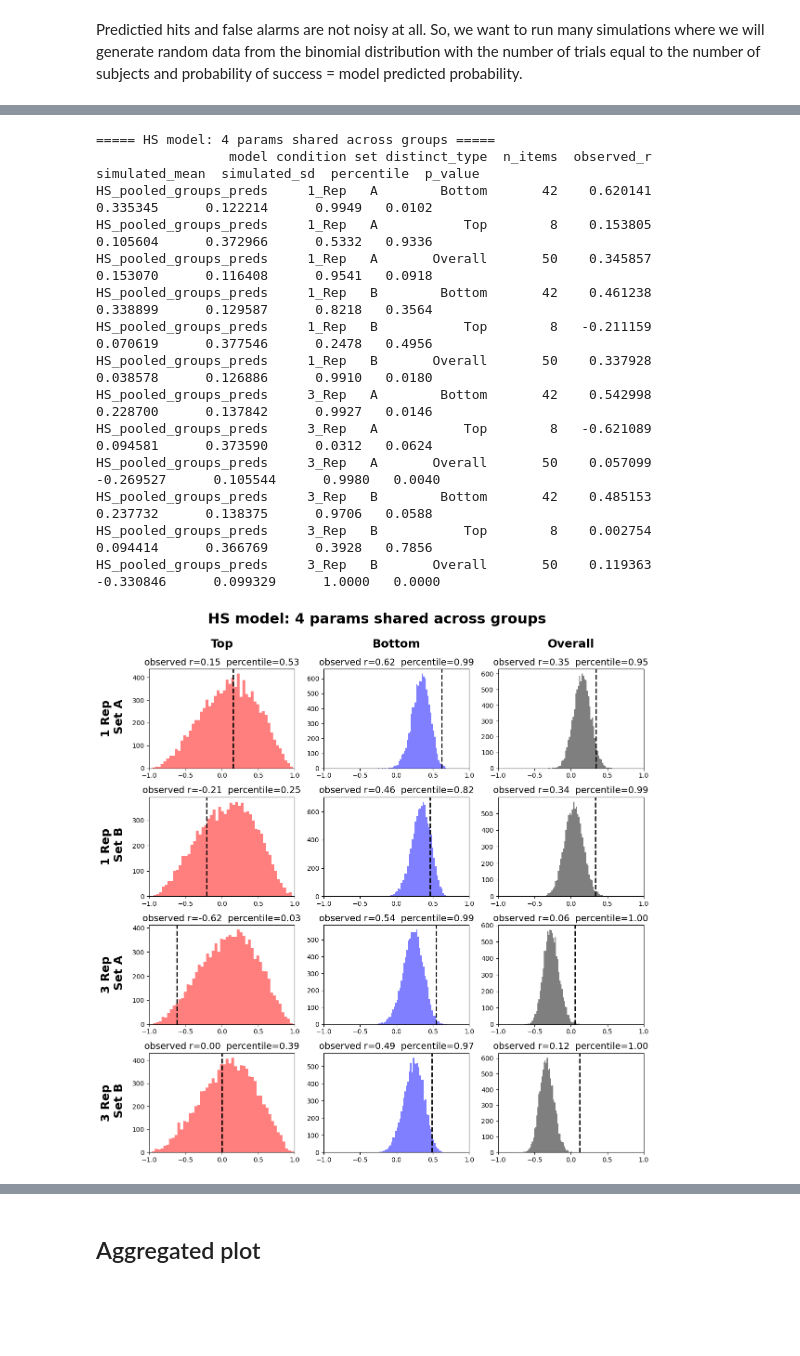
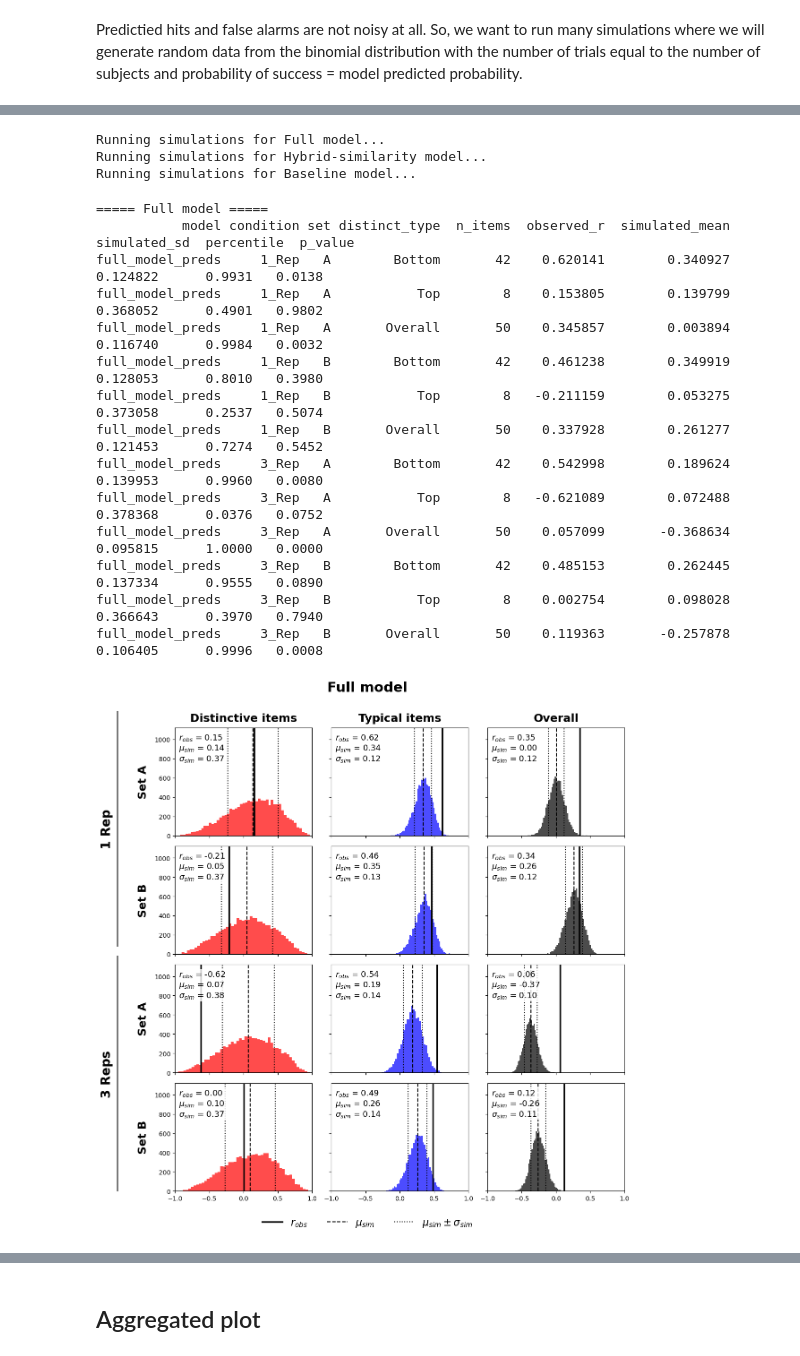
Before and after one commit to DaniilAzarov123/Rocks_Memorability, a Jupyter notebook: Exp2_2conds/Analysis/Exp2_2conds_analysis.ipynb, the cells around one changed output, grey strips where cells are left out. Drawn from its saved outputs; the diff is of its cells as text; code cells hidden in the pictures; blank space fills up the shorter version.

Commit message:
UPD: only relevant models

```diff
--- a/Exp2_2conds/Analysis/Exp2_2conds_analysis.ipynb
+++ b/Exp2_2conds/Analysis/Exp2_2conds_analysis.ipynb
@@ -2176,3 +2340,0 @@ compute_model_correlations_by_distinctiveness(df_by_item, 'HS_pooled_groups_pred
-# %%
-# Plot
-plot_model_fit_by_distinctiveness(df_by_item, 'Base_preds', 'Base Model')
@@ -2203,0 +2341,6 @@ compute_model_correlations_by_distinctiveness(df_by_item, 'Base_preds', 'Base Mo
+# %%
+# Model predictions vs observed data by distinctiveness
+for mod, mod_name in model_labels.items():
+    pred_col = mod + '_preds'
+    plot_model_fit_by_distinctiveness(df_by_item, pred_col, mod_name)
+    compute_model_correlations_by_distinctiveness(df_by_item, pred_col, mod_name)
@@ -2308,0 +2410,6 @@ Set B (Group1 FA vs Group2 Hit)
+# %%
+# Model predicted H vs FA correlations by distinctiveness
+for mod, mod_name in model_labels.items():
+    pred_col = mod + '_preds'
+    plot_hit_fa_cross_correlations(df_by_item, pred_col, mod_name)
+    get_H_vs_FA_correlations(df_by_item, pred_col)
@@ -2494,32 +2666,43 @@ def plot_H_FA_simulations(simulation_results_dict, model_label):
+# %%
+# Run simulations
+simulation_H_FA_results = {}
+
+for mod, model_label in model_labels.items():
+    print(f"Running simulations for {model_label}...")
+
+    model_preds_col = mod + '_preds'
+    res = simulate_H_FA_corrs(model_preds_col)
+    simulation_H_FA_results[mod] = res
+# %% [output]
+Running simulations for Full model...
+Running simulations for Hybrid-similarity model...
+Running simulations for Baseline model...
 # %%
-# Run simulations
-simulation_H_FA_results = {}
+# Plot simulations
+for mod, model_label in model_labels.items():
 
-for mod, model_label in MODELS.items():
-
-    res = simulate_H_FA_corrs(mod)
-    simulation_H_FA_results[mod] = res
+    res = simulation_H_FA_results[mod]
 
     # Convert results to DataFrame for printing
     res_df = pd.DataFrame(res.values())
 
     print(f"\n===== {model_label} =====")
     print(res_df.drop(columns="simulated_r").to_string(index=False))
 
-    plot_H_FA_simulations(res, model_label)
+    plot_H_FA_simulations(res, mod)
 # %% [output]
-===== HS model: 4 params shared across groups =====
-                 model condition set distinct_type  n_items  observed_r  simulated_mean  simulated_sd  percentile  p_value
-HS_pooled_groups_preds     1_Rep   A        Bottom       42    0.620141        0.335345      0.122214      0.9949   0.0102
-HS_pooled_groups_preds     1_Rep   A           Top        8    0.153805        0.105604      0.372966      0.5332   0.9336
-HS_pooled_groups_preds     1_Rep   A       Overall       50    0.345857        0.153070      0.116408      0.9541   0.0918
-HS_pooled_groups_preds     1_Rep   B        Bottom       42    0.461238        0.338899      0.129587      0.8218   0.3564
-HS_pooled_groups_preds     1_Rep   B           Top        8   -0.211159        0.070619      0.377546      0.2478   0.4956
-HS_pooled_groups_preds     1_Rep   B       Overall       50    0.337928        0.038578      0.126886      0.9910   0.0180
-HS_pooled_groups_preds     3_Rep   A        Bottom       42    0.542998        0.228700      0.137842      0.9927   0.0146
-HS_pooled_groups_preds     3_Rep   A           Top        8   -0.621089        0.094581      0.373590      0.0312   0.0624
-HS_pooled_groups_preds     3_Rep   A       Overall       50    0.057099       -0.269527      0.105544      0.9980   0.0040
-HS_pooled_groups_preds     3_Rep   B        Bottom       42    0.485153        0.237732      0.138375      0.9706   0.0588
-HS_pooled_groups_preds     3_Rep   B           Top        8    0.002754        0.094414      0.366769      0.3928   0.7856
-HS_pooled_groups_preds     3_Rep   B       Overall       50    0.119363       -0.330846      0.099329      1.0000   0.0000
+===== Full model =====
+           model condition set distinct_type  n_items  observed_r  simulated_mean  simulated_sd  percentile  p_value
+full_model_preds     1_Rep   A        Bottom       42    0.620141        0.340927      0.124822      0.9931   0.0138
+full_model_preds     1_Rep   A           Top        8    0.153805        0.139799      0.368052      0.4901   0.9802
+full_model_preds     1_Rep   A       Overall       50    0.345857        0.003894      0.116740      0.9984   0.0032
+full_model_preds     1_Rep   B        Bottom       42    0.461238        0.349919      0.128053      0.8010   0.3980
+full_model_preds     1_Rep   B           Top        8   -0.211159        0.053275      0.373058      0.2537   0.5074
+full_model_preds     1_Rep   B       Overall       50    0.337928        0.261277      0.121453      0.7274   0.5452
+full_model_preds     3_Rep   A        Bottom       42    0.542998        0.189624      0.139953      0.9960   0.0080
+full_model_preds     3_Rep   A           Top        8   -0.621089        0.072488      0.378368      0.0376   0.0752
+full_model_preds     3_Rep   A       Overall       50    0.057099       -0.368634      0.095815      1.0000   0.0000
+full_model_preds     3_Rep   B        Bottom       42    0.485153        0.262445      0.137334      0.9555   0.0890
+full_model_preds     3_Rep   B           Top        8    0.002754        0.098028      0.366643      0.3970   0.7940
+full_model_preds     3_Rep   B       Overall       50    0.119363       -0.257878      0.106405      0.9996   0.0008
-[figure, old version]
+[figure, new version]
```
Also changed, not shown: parts of 73 cells of this notebook, 3 other files.
